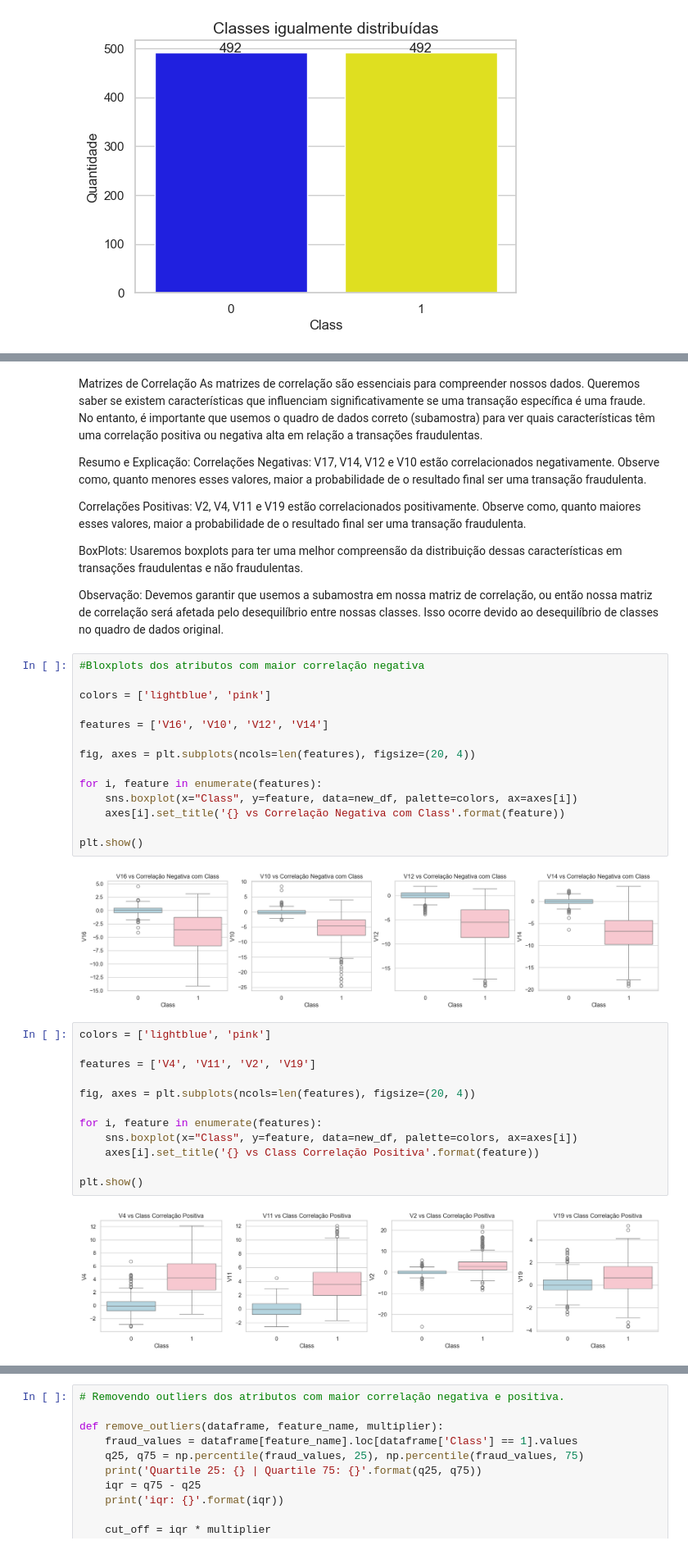
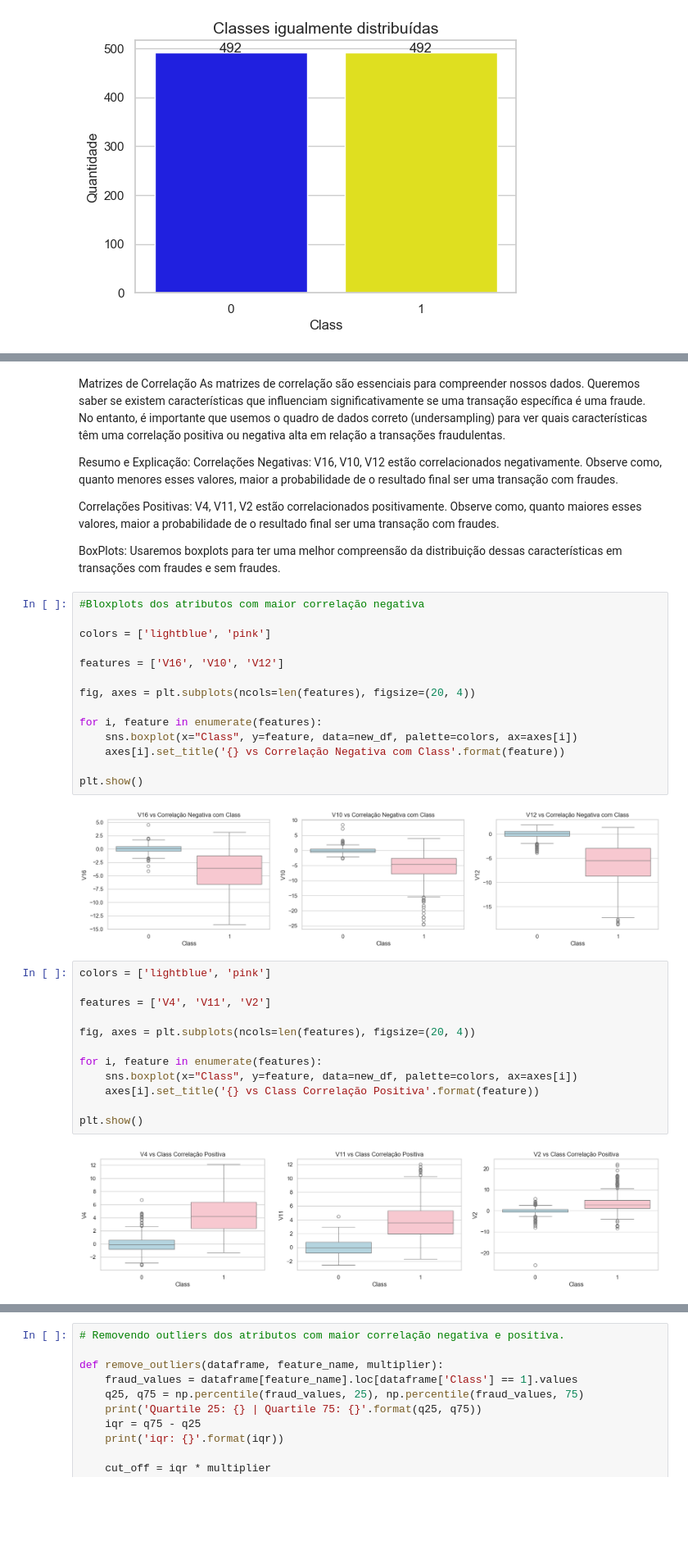
Before and after one commit to Rodrigo-Palma/Proj_Fraudes_Cartao_Credito, a Jupyter notebook: proj_fraude_cartao_credito.ipynb, the cells around one changed output, grey strips where cells are left out. Shown at 82% size. Drawn from its saved outputs; the diff is of its cells as text; blank space fills up the shorter version.

```diff
--- a/proj_fraude_cartao_credito.ipynb
+++ b/proj_fraude_cartao_credito.ipynb
@@ -345,22 +342,20 @@ sub_sample_corr_sorted
 31 rows × 31 columns
 # %% [markdown]
 Matrizes de Correlação
-As matrizes de correlação são essenciais para compreender nossos dados. Queremos saber se existem características que influenciam significativamente se uma transação específica é uma fraude. No entanto, é importante que usemos o quadro de dados correto (subamostra) para ver quais características têm uma correlação positiva ou negativa alta em relação a transações fraudulentas.
+As matrizes de correlação são essenciais para compreender nossos dados. Queremos saber se existem características que influenciam significativamente se uma transação específica é uma fraude. No entanto, é importante que usemos o quadro de dados correto (undersampling) para ver quais características têm uma correlação positiva ou negativa alta em relação a transações fraudulentas.
 
 Resumo e Explicação:
-Correlações Negativas: V17, V14, V12 e V10 estão correlacionados negativamente. Observe como, quanto menores esses valores, maior a probabilidade de o resultado final ser uma transação fraudulenta.
+Correlações Negativas: V16, V10, V12 estão correlacionados negativamente. Observe como, quanto menores esses valores, maior a probabilidade de o resultado final ser uma transação com fraudes.
 
-Correlações Positivas: V2, V4, V11 e V19 estão correlacionados positivamente. Observe como, quanto maiores esses valores, maior a probabilidade de o resultado final ser uma transação fraudulenta.
+Correlações Positivas: V4, V11, V2 estão correlacionados positivamente. Observe como, quanto maiores esses valores, maior a probabilidade de o resultado final ser uma transação com fraudes.
 
-BoxPlots: Usaremos boxplots para ter uma melhor compreensão da distribuição dessas características em transações fraudulentas e não fraudulentas.
-
-Observação: Devemos garantir que usemos a subamostra em nossa matriz de correlação, ou então nossa matriz de correlação será afetada pelo desequilíbrio entre nossas classes. Isso ocorre devido ao desequilíbrio de classes no quadro de dados original.
+BoxPlots: Usaremos boxplots para ter uma melhor compreensão da distribuição dessas características em transações com fraudes e sem fraudes.
 # %%
 #Bloxplots dos atributos com maior correlação negativa
 
 colors = ['lightblue', 'pink']
 
-features = ['V16', 'V10', 'V12', 'V14']
+features = ['V16', 'V10', 'V12']
 
 fig, axes = plt.subplots(ncols=len(features), figsize=(20, 4))
 
@@ -370,21 +365,21 @@ for i, feature in enumerate(features):
 
 plt.show()
 # %% [output]
-[figure, old version]
+[figure, new version]
 # %%
 colors = ['lightblue', 'pink']
 
-features = ['V4', 'V11', 'V2', 'V19']
+features = ['V4', 'V11', 'V2']
 
 fig, axes = plt.subplots(ncols=len(features), figsize=(20, 4))
 
 for i, feature in enumerate(features):
     sns.boxplot(x="Class", y=feature, data=new_df, palette=colors, ax=axes[i])
     axes[i].set_title('{} vs Class Correlação Positiva'.format(feature))
 
 plt.show()
 # %% [output]
-[figure, old version]
+[figure, new version]
 # %%
 from scipy.stats import norm
 
```
Also changed, not shown: parts of 29 cells of this notebook.
